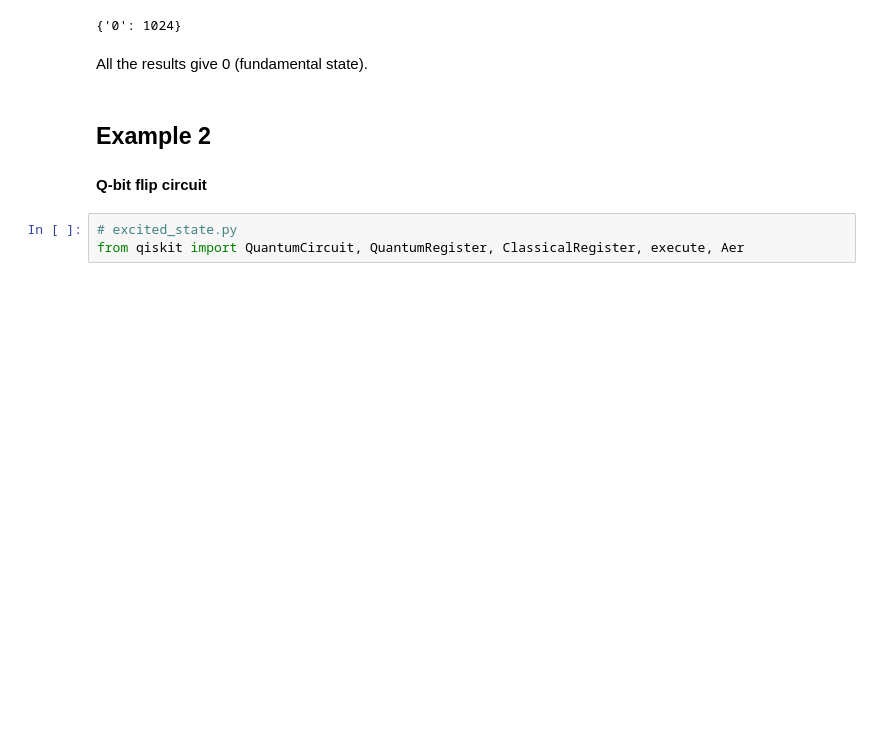
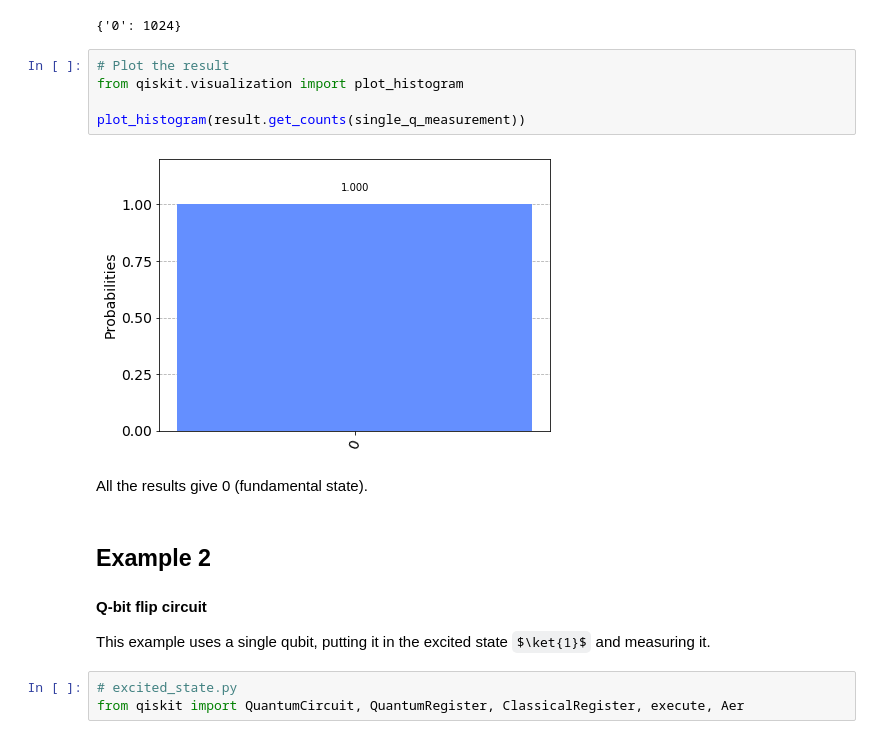
Before and after one commit to NTrevisani/DataScienceMaster, a Jupyter notebook: QuantumComputing/1_QBits_superposition.ipynb, the cells around one changed output. Saved outputs shown, nothing was run; the diff lists cells and outputs as text; some formulas as TeX source; blank space fills up the shorter version.

```diff
--- a/QuantumComputing/1_QBits_superposition.ipynb
+++ b/QuantumComputing/1_QBits_superposition.ipynb
@@ -83,12 +83,21 @@ result = job.result()
 print(result.get_counts(single_q_measurement))
 # %% [output]
 {'0': 1024}
+# %%
+# Plot the result
+from qiskit.visualization import plot_histogram
+
+plot_histogram(result.get_counts(single_q_measurement))
+# %% [output]
+[figure, added]
 # %% [markdown]
 All the results give 0 (fundamental state).
 # %% [markdown]
 ## Example 2
 
 #### Q-bit flip circuit
+
+This example uses a single qubit, putting it in the excited state $\ket{1}$ and measuring it.
 # %%
 # excited_state.py
 from qiskit import QuantumCircuit, QuantumRegister, ClassicalRegister, execute, Aer
```
Also changed, not shown: parts of 25 cells of this notebook, 2 other files.
